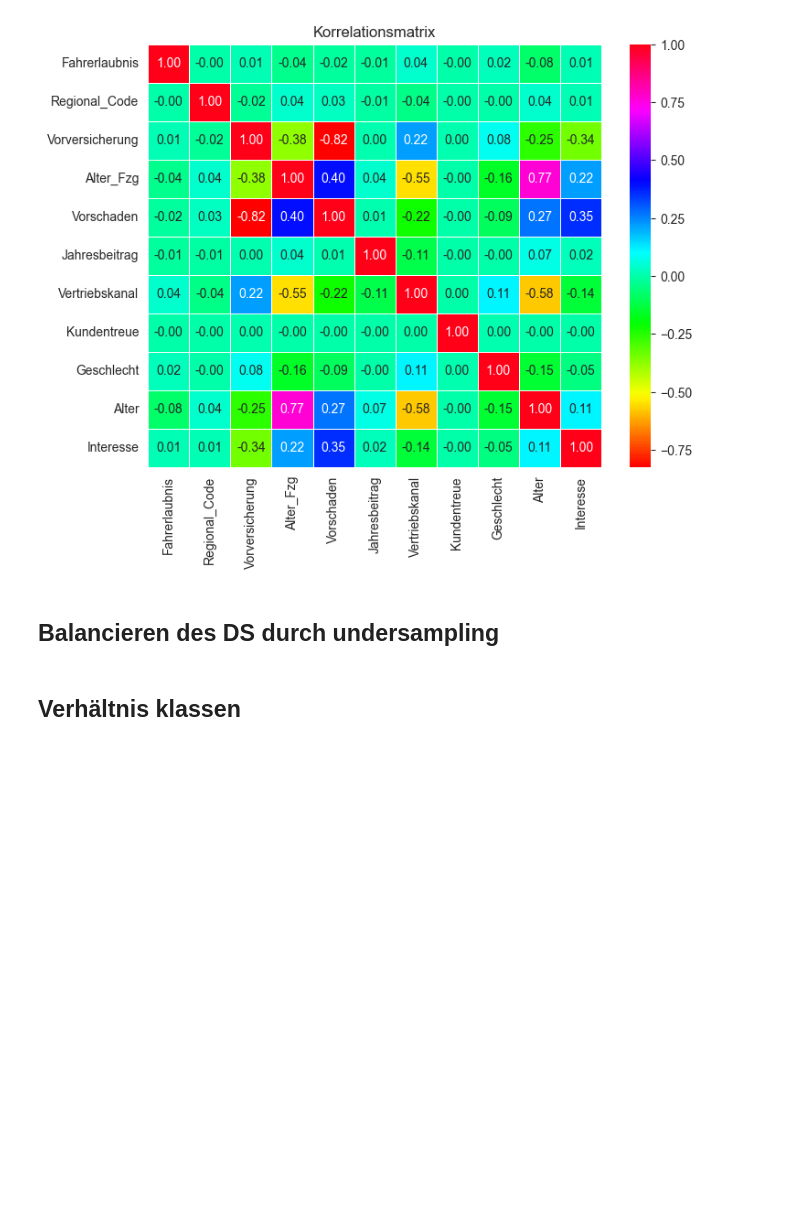
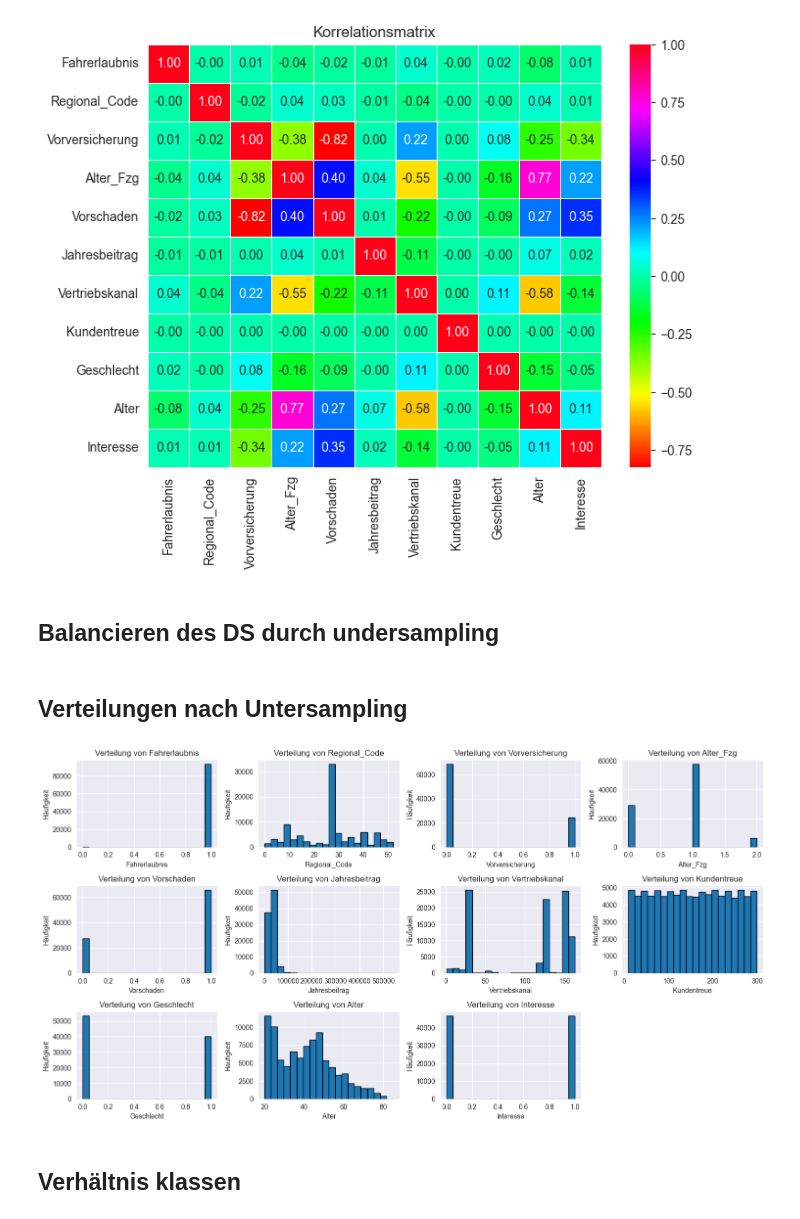
Before and after one commit to nikogrosch/HUK-CodingChallenge, a Jupyter notebook: DataUndersampling.ipynb, the cells around one changed output. Cells and saved outputs as stored; diff of their text form; code cells hidden in the pictures; blank space fills up the shorter version.

```diff
--- a/DataUndersampling.ipynb
+++ b/DataUndersampling.ipynb
@@ -87,6 +87,25 @@ neg = df[df['Interesse'] == 0]
 Undersampling_neg = neg.sample(n=(len(pos)), random_state=42)
 df = pd.concat([pos, Undersampling_neg])
 df = df.sample(frac=1).reset_index(drop=True)
+# %% [markdown]
+## Verteilungen nach Untersampling
+# %%
+features = df.columns
+
+# Erstelle ein kleines Diagramm für jedes Feature
+plt.figure(figsize=(15, 10))
+
+for i, feature in enumerate(features):
+    plt.subplot(4, 4, i + 1)
+    plt.hist(df[feature], bins=20, edgecolor='black')
+    plt.title(f"Verteilung von {feature}")
+    plt.xlabel(feature)
+    plt.ylabel('Häufigkeit')
+
+plt.tight_layout()  # Optimiert das Layout der Diagramme
+plt.show()
+# %% [output]
+[figure, added]
 # %% [markdown]
 ## Verhältnis klassen
 # %%
```
Also changed, not shown: 1 other file.
